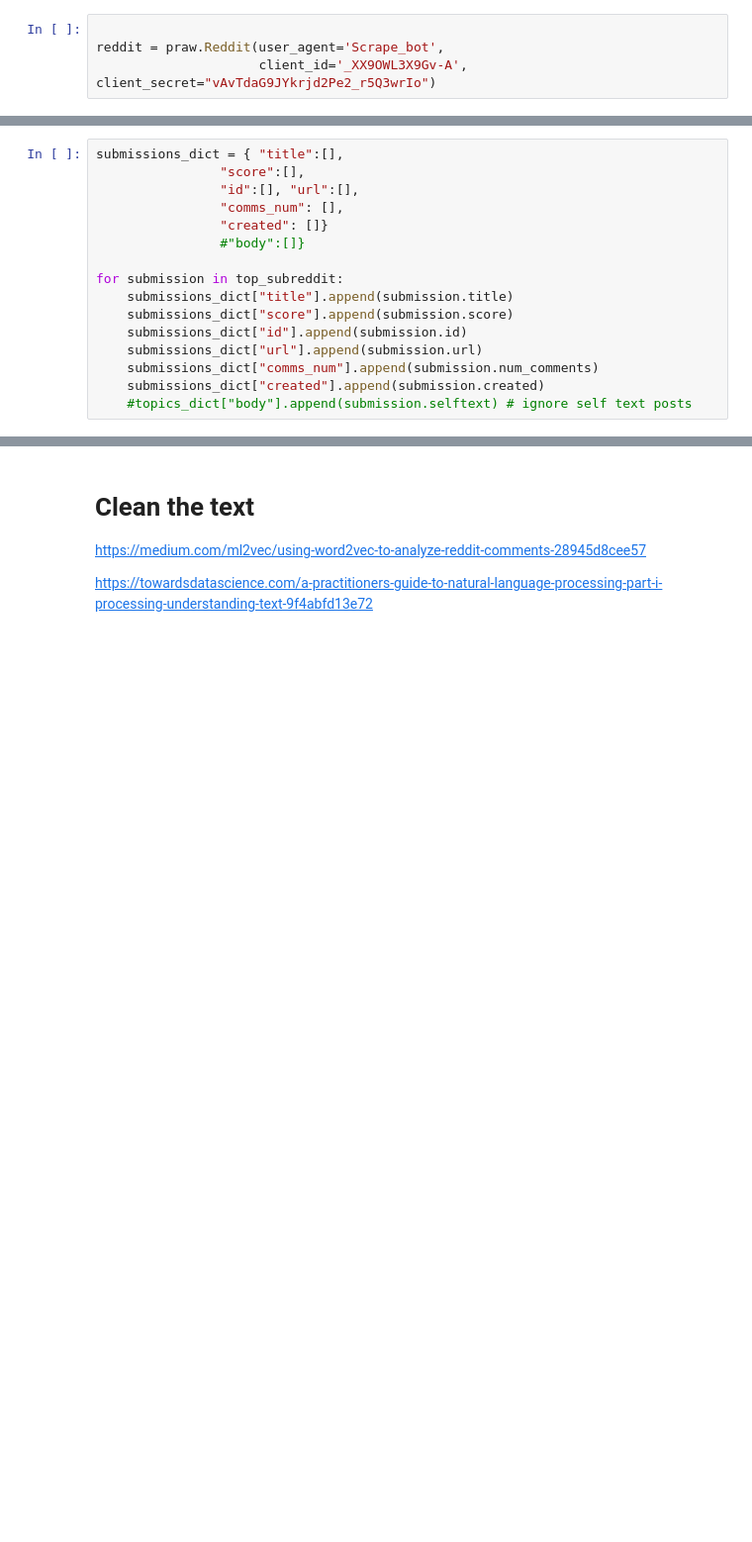
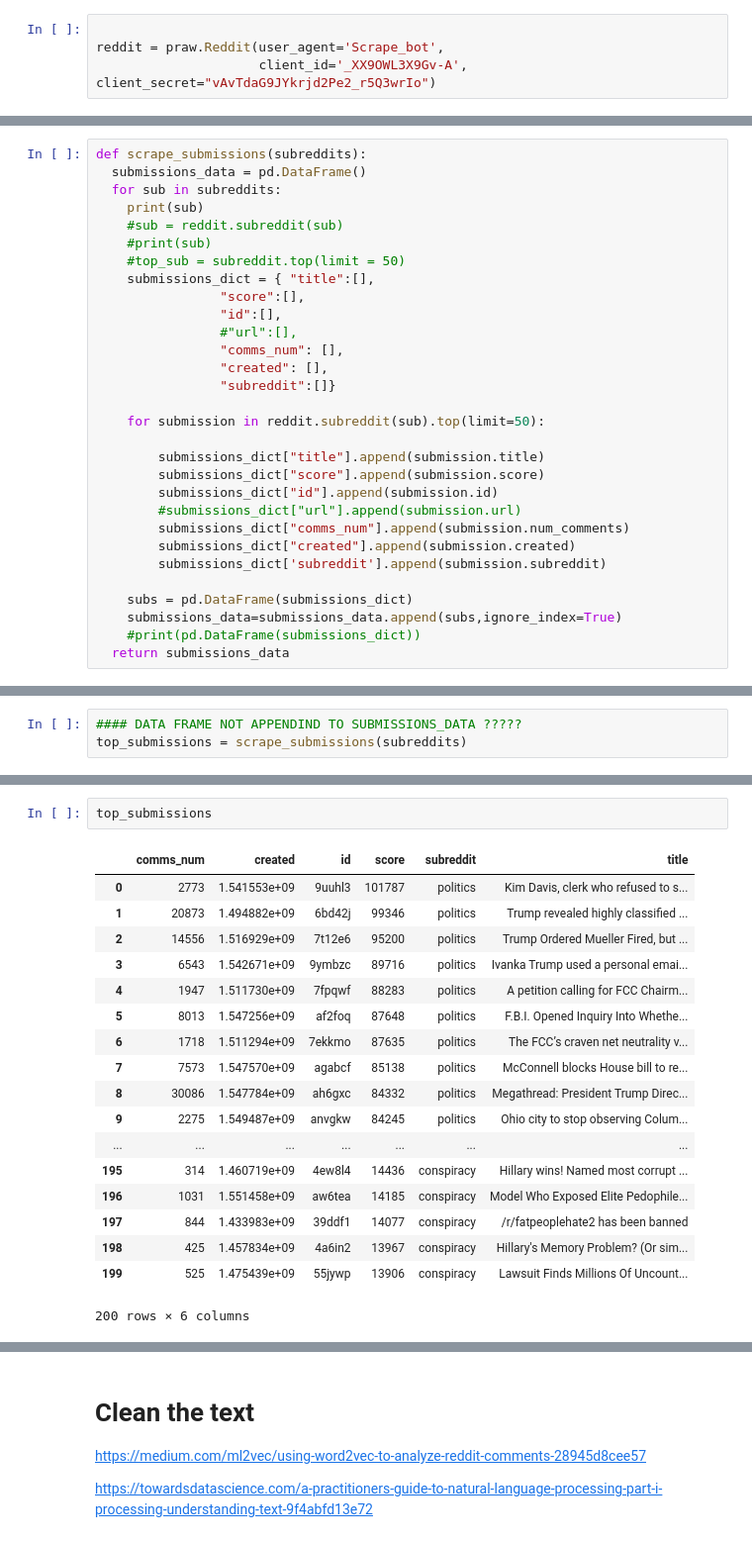
Before and after one commit to zdwhite/Thinkful-Unit-4, a Jupyter notebook: NLP_capstone_Data_Pipeline.ipynb, the cells around one changed output, grey strips where cells are left out. Shown: that part at 99% size. Drawn from its saved outputs; the diff is of its cells as text; blank space fills up the shorter version.

```diff
--- a/NLP_capstone_Data_Pipeline.ipynb
+++ b/NLP_capstone_Data_Pipeline.ipynb
@@ -46,16 +38,30 @@ Kim Davis, clerk who refused to sign marriage licenses for gay couples, loses to
 # %%
-submissions_dict = { "title":[],
+def scrape_submissions(subreddits):
+  submissions_data = pd.DataFrame()
+  for sub in subreddits:
+    print(sub)
+    #sub = reddit.subreddit(sub)
+    #print(sub)
+    #top_sub = subreddit.top(limit = 50)
+    submissions_dict = { "title":[],
                 "score":[],
-                "id":[], "url":[],
+                "id":[],
+                #"url":[],
                 "comms_num": [],
-                "created": []}
-                #"body":[]}
+                "created": [],
+                "subreddit":[]}
 
-for submission in top_subreddit:
-    submissions_dict["title"].append(submission.title)
-    submissions_dict["score"].append(submission.score)
-    submissions_dict["id"].append(submission.id)
-    submissions_dict["url"].append(submission.url)
-    submissions_dict["comms_num"].append(submission.num_comments)
-    submissions_dict["created"].append(submission.created)
-    #topics_dict["body"].append(submission.selftext) # ignore self text posts
+    for submission in reddit.subreddit(sub).top(limit=50):
+
+        submissions_dict["title"].append(submission.title)
+        submissions_dict["score"].append(submission.score)
+        submissions_dict["id"].append(submission.id)
+        #submissions_dict["url"].append(submission.url)
+        submissions_dict["comms_num"].append(submission.num_comments)
+        submissions_dict["created"].append(submission.created)
+        submissions_dict['subreddit'].append(submission.subreddit)
+
+    subs = pd.DataFrame(submissions_dict)
+    submissions_data=submissions_data.append(subs,ignore_index=True)
+    #print(pd.DataFrame(submissions_dict))
+  return submissions_data
@@ -74,0 +68,3 @@ submission = [reddit.submission(x) for x in submissions_data['id']]
+# %%
+#### DATA FRAME NOT APPENDIND TO SUBMISSIONS_DATA ?????
+top_submissions = scrape_submissions(subreddits)
@@ -74,0 +119,21 @@ submission = [reddit.submission(x) for x in submissions_data['id']]
+# %%
+top_submissions
+# %% [output]
+|  | comms_num | created | id | score | subreddit | title |
+| 0 | 2773 | 1.541553e+09 | 9uuhl3 | 101787 | politics | Kim Davis, clerk who refused to s... |
+| 1 | 20873 | 1.494882e+09 | 6bd42j | 99346 | politics | Trump revealed highly classified ... |
+| 2 | 14556 | 1.516929e+09 | 7t12e6 | 95200 | politics | Trump Ordered Mueller Fired, but ... |
+| 3 | 6543 | 1.542671e+09 | 9ymbzc | 89716 | politics | Ivanka Trump used a personal emai... |
+| 4 | 1947 | 1.511730e+09 | 7fpqwf | 88283 | politics | A petition calling for FCC Chairm... |
+| 5 | 8013 | 1.547256e+09 | af2foq | 87648 | politics | F.B.I. Opened Inquiry Into Whethe... |
+| 6 | 1718 | 1.511294e+09 | 7ekkmo | 87635 | politics | The FCC’s craven net neutrality v... |
+| 7 | 7573 | 1.547570e+09 | agabcf | 85138 | politics | McConnell blocks House bill to re... |
+| 8 | 30086 | 1.547784e+09 | ah6gxc | 84332 | politics | Megathread: President Trump Direc... |
+| 9 | 2275 | 1.549487e+09 | anvgkw | 84245 | politics | Ohio city to stop observing Colum... |
+| ... | ... | ... | ... | ... | ... | ... |
+| 195 | 314 | 1.460719e+09 | 4ew8l4 | 14436 | conspiracy | Hillary wins! Named most corrupt ... |
+| 196 | 1031 | 1.551458e+09 | aw6tea | 14185 | conspiracy | Model Who Exposed Elite Pedophile... |
+| 197 | 844 | 1.433983e+09 | 39ddf1 | 14077 | conspiracy | /r/fatpeoplehate2 has been banned |
+| 198 | 425 | 1.457834e+09 | 4a6in2 | 13967 | conspiracy | Hillary's Memory Problem? (Or sim... |
+| 199 | 525 | 1.475439e+09 | 55jywp | 13906 | conspiracy | Lawsuit Finds Millions Of Uncount... |
+200 rows × 6 columns
```
Also changed, not shown: parts of 54 cells of this notebook.
